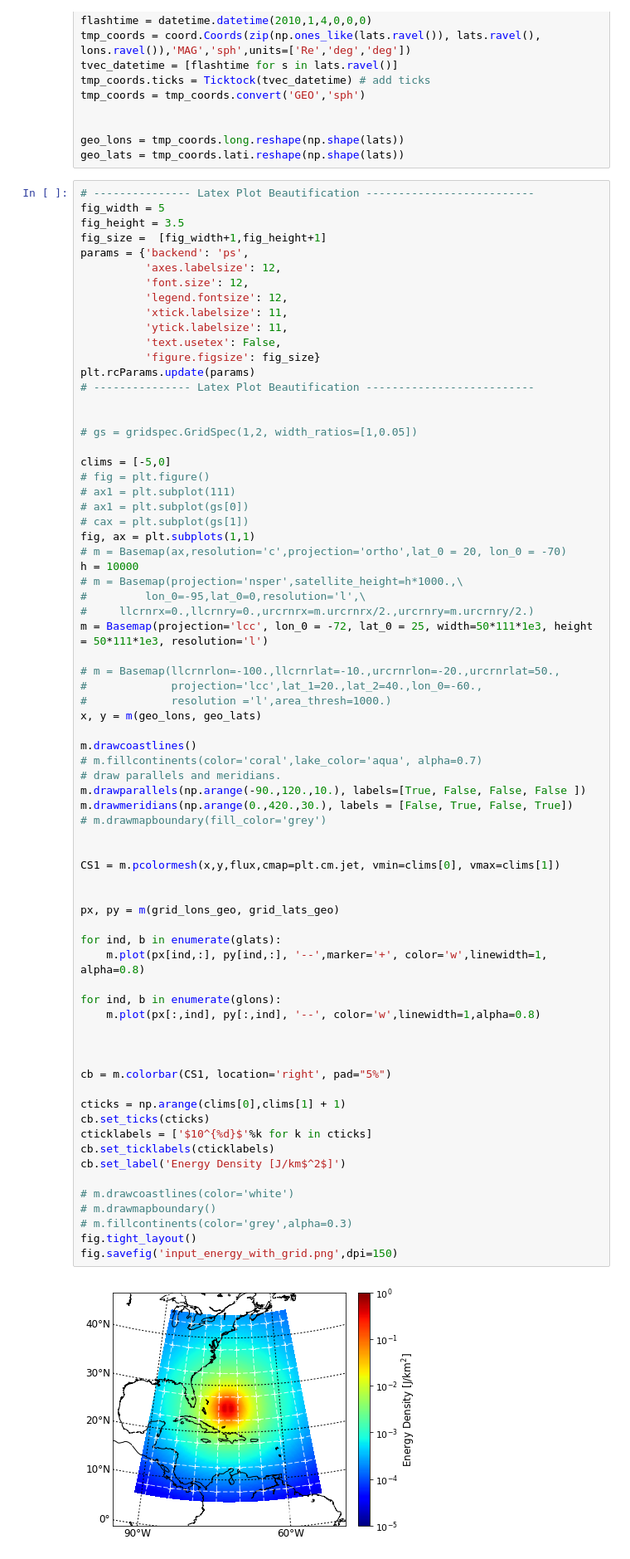
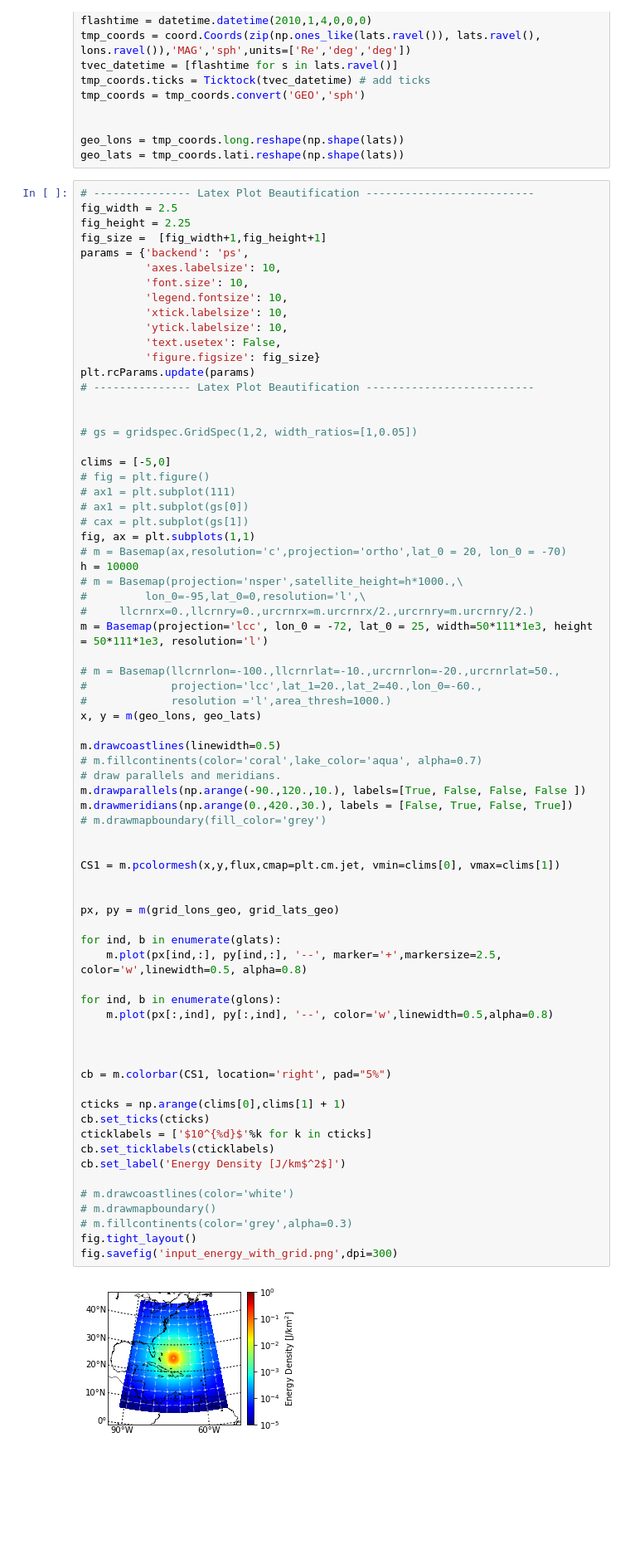
Before and after one commit to asousa/thesis_figures, a Jupyter notebook: plot_input_energy.ipynb, the cells around one changed output. Shown at 83% size. Cells and saved outputs as stored; diff of their text form; blank space fills up the shorter version.

```diff
--- a/plot_input_energy.ipynb
+++ b/plot_input_energy.ipynb
@@ -493,15 +568,15 @@ geo_lons = tmp_coords.long.reshape(np.shape(lats))
 geo_lats = tmp_coords.lati.reshape(np.shape(lats))
 # %%
 # --------------- Latex Plot Beautification --------------------------
-fig_width = 5
-fig_height = 3.5
+fig_width = 2.5
+fig_height = 2.25
 fig_size =  [fig_width+1,fig_height+1]
 params = {'backend': 'ps',
-          'axes.labelsize': 12,
-          'font.size': 12,
-          'legend.fontsize': 12,
-          'xtick.labelsize': 11,
-          'ytick.labelsize': 11,
+          'axes.labelsize': 10,
+          'font.size': 10,
+          'legend.fontsize': 10,
+          'xtick.labelsize': 10,
+          'ytick.labelsize': 10,
           'text.usetex': False,
           'figure.figsize': fig_size}
 plt.rcParams.update(params)
@@ -528,42 +603,42 @@ m = Basemap(projection='lcc', lon_0 = -72, lat_0 = 25, width=50*111*1e3, height
 #             resolution ='l',area_thresh=1000.)
 x, y = m(geo_lons, geo_lats)
 
-m.drawcoastlines()
+m.drawcoastlines(linewidth=0.5)
 # m.fillcontinents(color='coral',lake_color='aqua', alpha=0.7)
 # draw parallels and meridians.
 m.drawparallels(np.arange(-90.,120.,10.), labels=[True, False, False, False ])
 m.drawmeridians(np.arange(0.,420.,30.), labels = [False, True, False, True])
 # m.drawmapboundary(fill_color='grey')
 
 
 CS1 = m.pcolormesh(x,y,flux,cmap=plt.cm.jet, vmin=clims[0], vmax=clims[1])
 
 
 px, py = m(grid_lons_geo, grid_lats_geo)
 
 for ind, b in enumerate(glats):
-    m.plot(px[ind,:], py[ind,:], '--',marker='+', color='w',linewidth=1, alpha=0.8)
+    m.plot(px[ind,:], py[ind,:], '--', marker='+',markersize=2.5, color='w',linewidth=0.5, alpha=0.8)
 
 for ind, b in enumerate(glons):
-    m.plot(px[:,ind], py[:,ind], '--', color='w',linewidth=1,alpha=0.8)
+    m.plot(px[:,ind], py[:,ind], '--', color='w',linewidth=0.5,alpha=0.8)
 
 
 
 cb = m.colorbar(CS1, location='right', pad="5%")
 
 cticks = np.arange(clims[0],clims[1] + 1)
 cb.set_ticks(cticks)
 cticklabels = ['$10^{%d}$'%k for k in cticks]
 cb.set_ticklabels(cticklabels)
 cb.set_label('Energy Density [J/km$^2$]')
 
 # m.drawcoastlines(color='white')
 # m.drawmapboundary()
 # m.fillcontinents(color='grey',alpha=0.3)
 fig.tight_layout()
-fig.savefig('input_energy_with_grid.png',dpi=150)
+fig.savefig('input_energy_with_grid.png',dpi=300)
 # %% [output]
-[figure, old version]
+[figure, new version]
 # %%
 # flux = all_data[i]['pwr']
 grid_lons_mag = np.arange(-22.5, 23,5)
```
Also changed, not shown: parts of 11 cells of this notebook, 6 other files.
